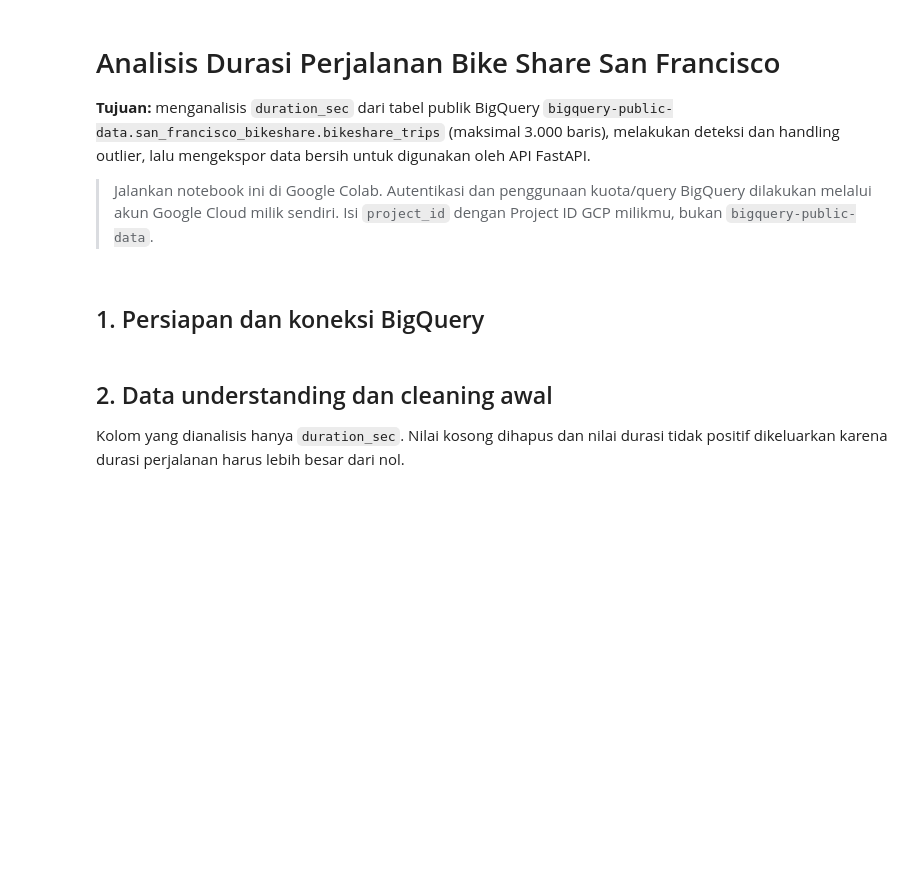
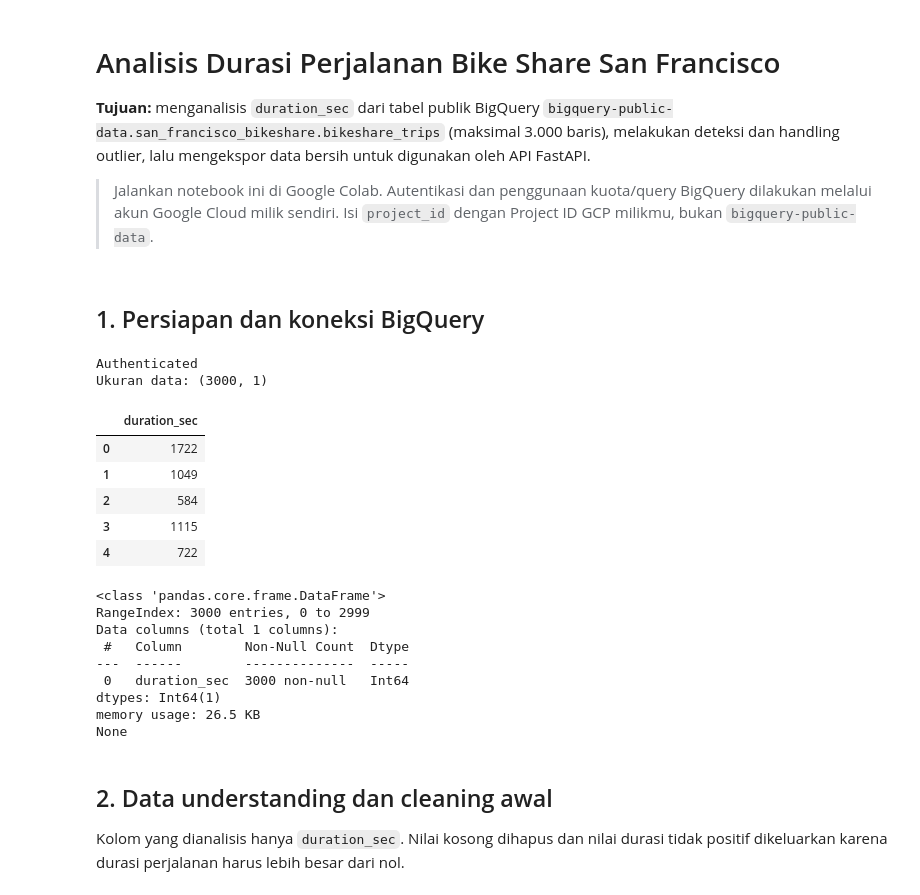
Before and after one commit to phiton-git/phase0, a Jupyter notebook: LC3x/Bike_Share_Duration_Analysis.ipynb, the cells around one changed output. Drawn from its saved outputs; the diff is of its cells as text; code cells hidden in the pictures; blank space fills up the shorter version.

```diff
--- a/LC3x/Bike_Share_Duration_Analysis.ipynb
+++ b/LC3x/Bike_Share_Duration_Analysis.ipynb
@@ -11,29 +11,47 @@
 # %%
 from google.colab import auth
 from google.cloud import bigquery
 import pandas as pd
 import numpy as np
 import matplotlib.pyplot as plt
 import seaborn as sns
 from IPython.display import display
 
 auth.authenticate_user()
 print("Authenticated")
 
-project_id = "GANTI_DENGAN_GCP_PROJECT_ID_KAMU"
+project_id = "phiton-514618"
 client = bigquery.Client(project=project_id)
 
 query = '''
 SELECT duration_sec
 FROM `bigquery-public-data.san_francisco_bikeshare.bikeshare_trips`
 WHERE duration_sec IS NOT NULL
 LIMIT 3000
 '''
 
 df = client.query(query).to_dataframe()
 print("Ukuran data:", df.shape)
 display(df.head())
 print(df.info())
+# %% [output]
+Authenticated
+Ukuran data: (3000, 1)
+|  | duration_sec |
+| 0 | 1722 |
+| 1 | 1049 |
+| 2 | 584 |
+| 3 | 1115 |
+| 4 | 722 |
+<class 'pandas.core.frame.DataFrame'>
+RangeIndex: 3000 entries, 0 to 2999
+Data columns (total 1 columns):
+ #   Column        Non-Null Count  Dtype
+---  ------        --------------  -----
+ 0   duration_sec  3000 non-null   Int64
+dtypes: Int64(1)
+memory usage: 26.5 KB
+None
 # %% [markdown]
 ## 2. Data understanding dan cleaning awal
 
```
Also changed, not shown: parts of 6 cells of this notebook.
